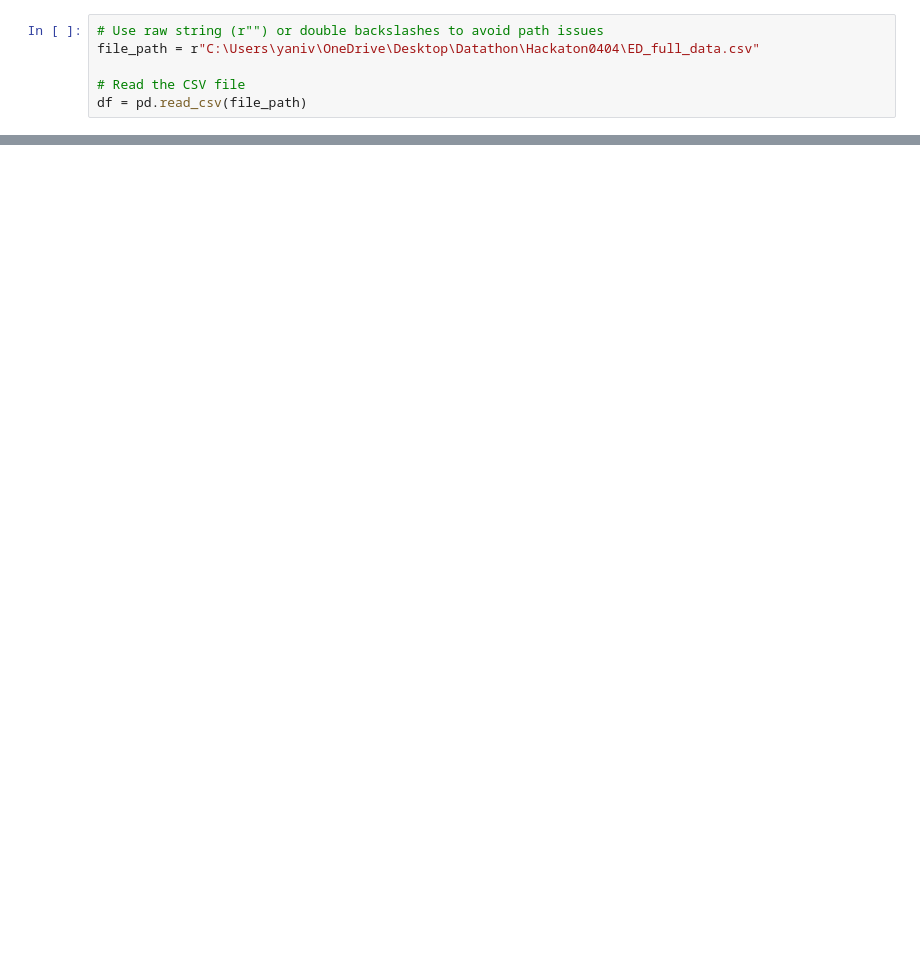
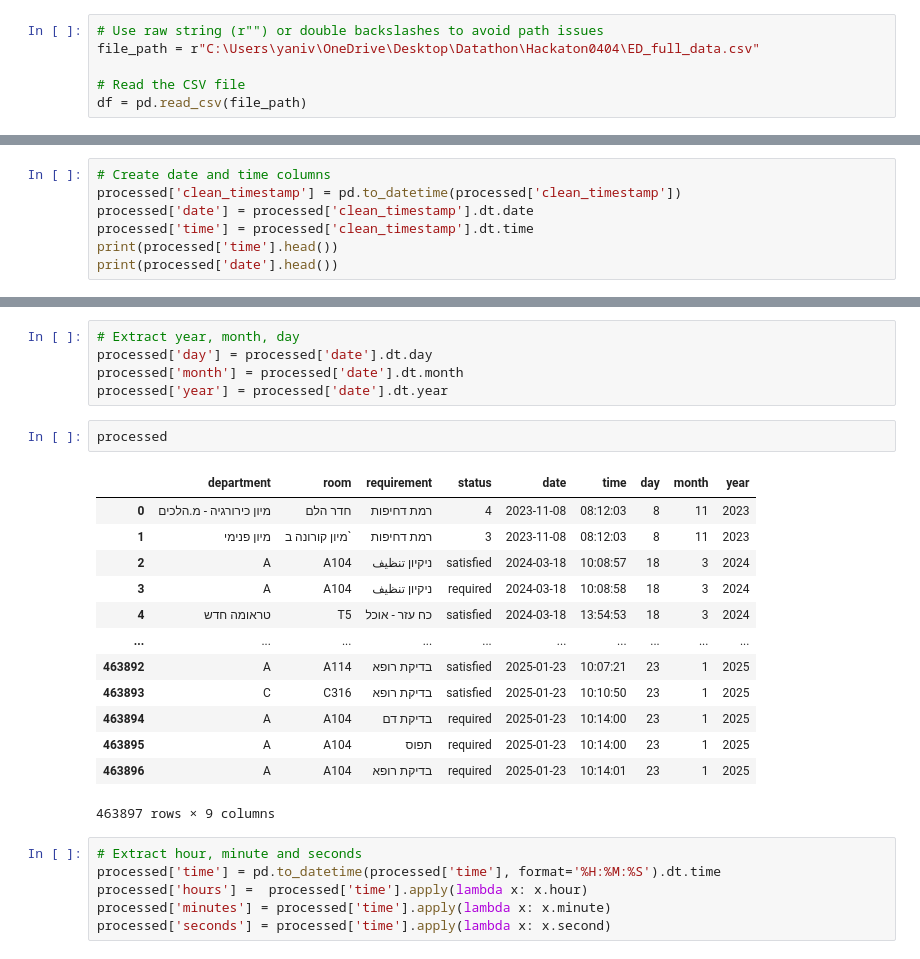
Before and after one commit to RotemGeva226/Hackaton0404, a Jupyter notebook: pythonProject/xl_yolo.ipynb, the cells around one changed output, grey strips where cells are left out. Cells and saved outputs as stored; diff of their text form; blank space fills up the shorter version.

```diff
--- a/pythonProject/xl_yolo.ipynb
+++ b/pythonProject/xl_yolo.ipynb
@@ -61,0 +38,7 @@ df
+# %%
+# Create date and time columns
+processed['clean_timestamp'] = pd.to_datetime(processed['clean_timestamp'])
+processed['date'] = processed['clean_timestamp'].dt.date
+processed['time'] = processed['clean_timestamp'].dt.time
+print(processed['time'].head())
+print(processed['date'].head())
@@ -61,0 +96,27 @@ df
+# %%
+# Extract year, month, day
+processed['day'] = processed['date'].dt.day
+processed['month'] = processed['date'].dt.month
+processed['year'] = processed['date'].dt.year
+# %%
+processed
+# %% [output]
+|  | department | room | requirement | status | date | time | day | month | year |
+| 0 | מיון כירורגיה - מ.הלכים | חדר הלם | רמת דחיפות | 4 | 2023-11-08 | 08:12:03 | 8 | 11 | 2023 |
+| 1 | מיון פנימי | מיון קורונה ב` | רמת דחיפות | 3 | 2023-11-08 | 08:12:03 | 8 | 11 | 2023 |
+| 2 | A | A104 | ניקיון تنظيف | satisfied | 2024-03-18 | 10:08:57 | 18 | 3 | 2024 |
+| 3 | A | A104 | ניקיון تنظيف | required | 2024-03-18 | 10:08:58 | 18 | 3 | 2024 |
+| 4 | טראומה חדש | T5 | כח עזר - אוכל | satisfied | 2024-03-18 | 13:54:53 | 18 | 3 | 2024 |
+| ... | ... | ... | ... | ... | ... | ... | ... | ... | ... |
+| 463892 | A | A114 | בדיקת רופא | satisfied | 2025-01-23 | 10:07:21 | 23 | 1 | 2025 |
+| 463893 | C | C316 | בדיקת רופא | satisfied | 2025-01-23 | 10:10:50 | 23 | 1 | 2025 |
+| 463894 | A | A104 | בדיקת דם | required | 2025-01-23 | 10:14:00 | 23 | 1 | 2025 |
+| 463895 | A | A104 | תפוס | required | 2025-01-23 | 10:14:00 | 23 | 1 | 2025 |
+| 463896 | A | A104 | בדיקת רופא | required | 2025-01-23 | 10:14:01 | 23 | 1 | 2025 |
+463897 rows × 9 columns
+# %%
+# Extract hour, minute and seconds
+processed['time'] = pd.to_datetime(processed['time'], format='%H:%M:%S').dt.time
+processed['hours'] =  processed['time'].apply(lambda x: x.hour)
+processed['minutes'] = processed['time'].apply(lambda x: x.minute)
+processed['seconds'] = processed['time'].apply(lambda x: x.second)
```
Also changed, not shown: parts of 21 cells of this notebook.
